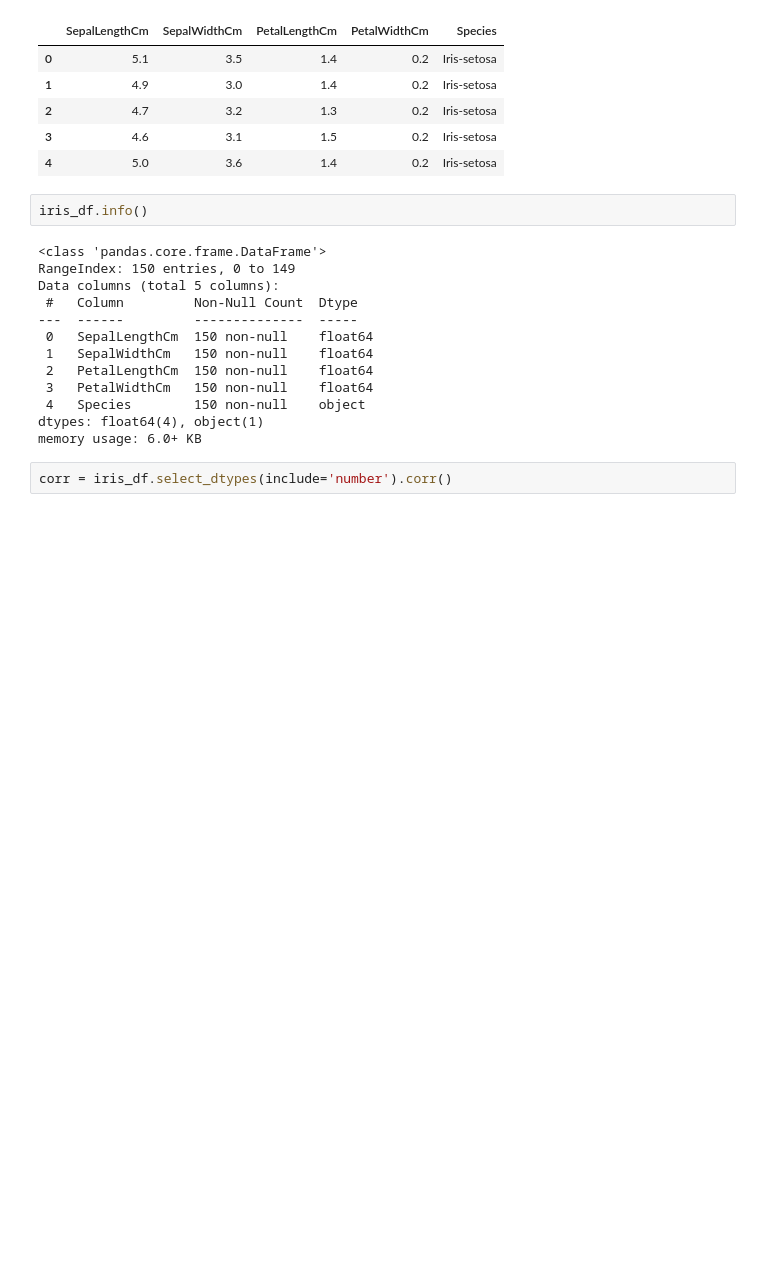
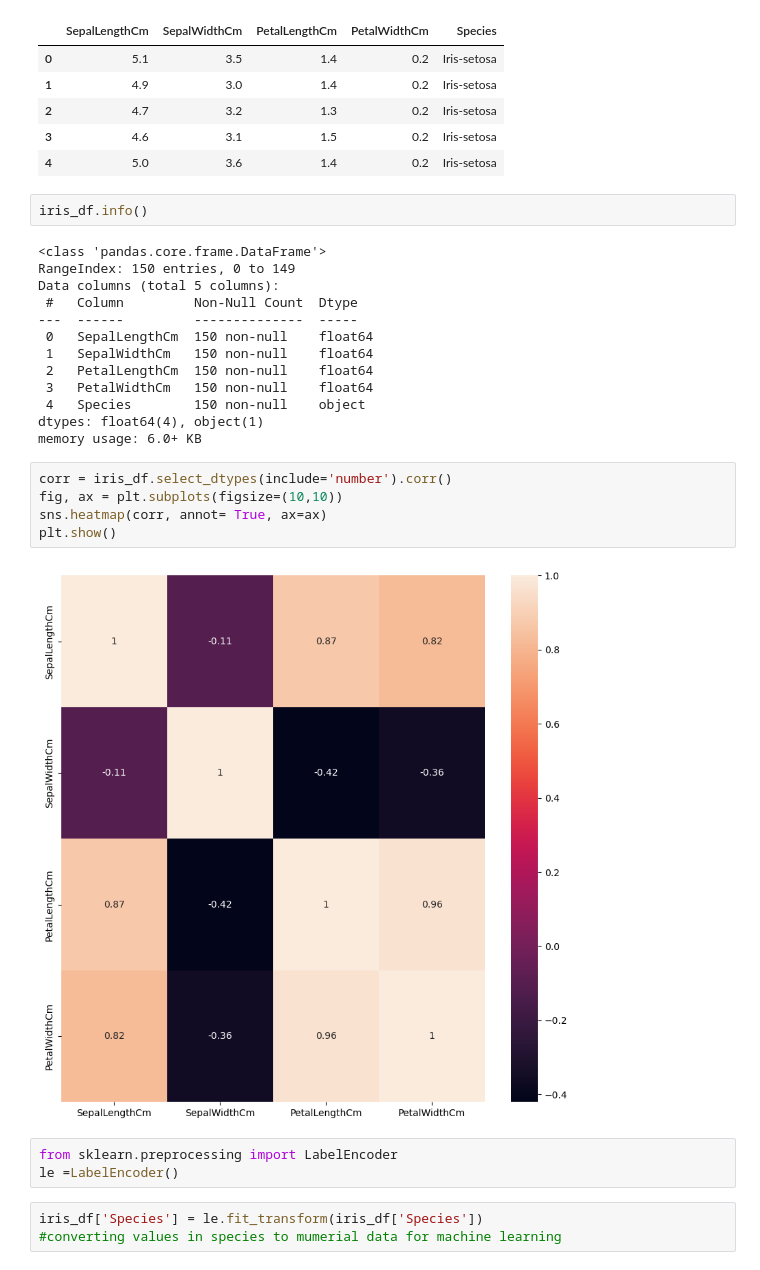
Before and after one commit to oseunamore/Iris_classification, a Jupyter notebook: iris_classification.ipynb, the cells around one changed output. Cells and saved outputs as stored; diff of their text form; blank space fills up the shorter version.

Commit message:
Understanding correlation and importing LR model

```diff
--- a/iris_classification.ipynb
+++ b/iris_classification.ipynb
@@ -202,5 +202,16 @@ Data columns (total 5 columns):
  4   Species        150 non-null    object
 dtypes: float64(4), object(1)
 memory usage: 6.0+ KB
-# %%
-corr = iris_df.select_dtypes(include='number').corr()
+# %%
+corr = iris_df.select_dtypes(include='number').corr()
+fig, ax = plt.subplots(figsize=(10,10))
+sns.heatmap(corr, annot= True, ax=ax)
+plt.show()
+# %% [output]
+[figure, added]
+# %%
+from sklearn.preprocessing import LabelEncoder
+le =LabelEncoder()
+# %%
+iris_df['Species'] = le.fit_transform(iris_df['Species'])
+#converting values in species to mumerial data for machine learning
```
Also changed, not shown: parts of 4 cells of this notebook.
